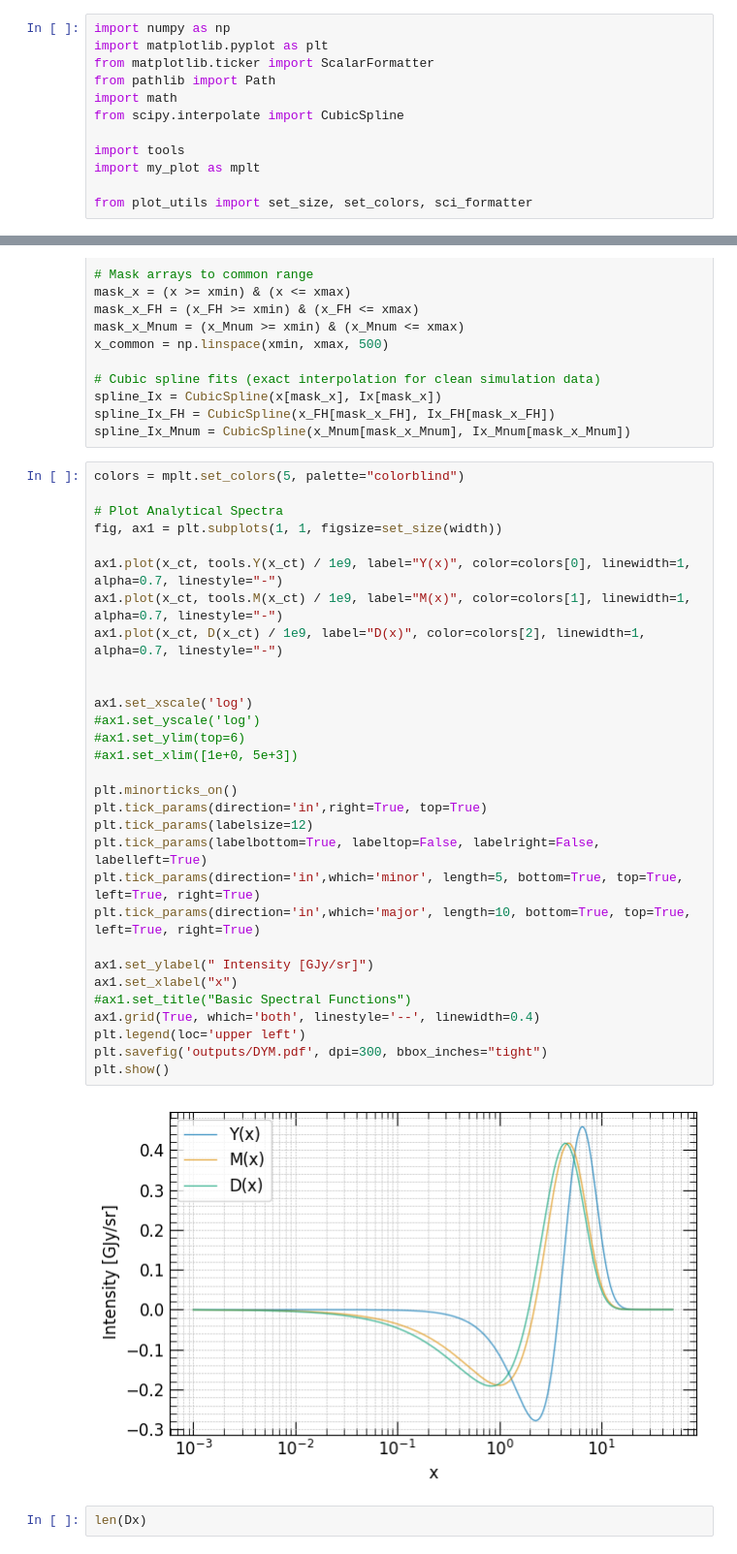
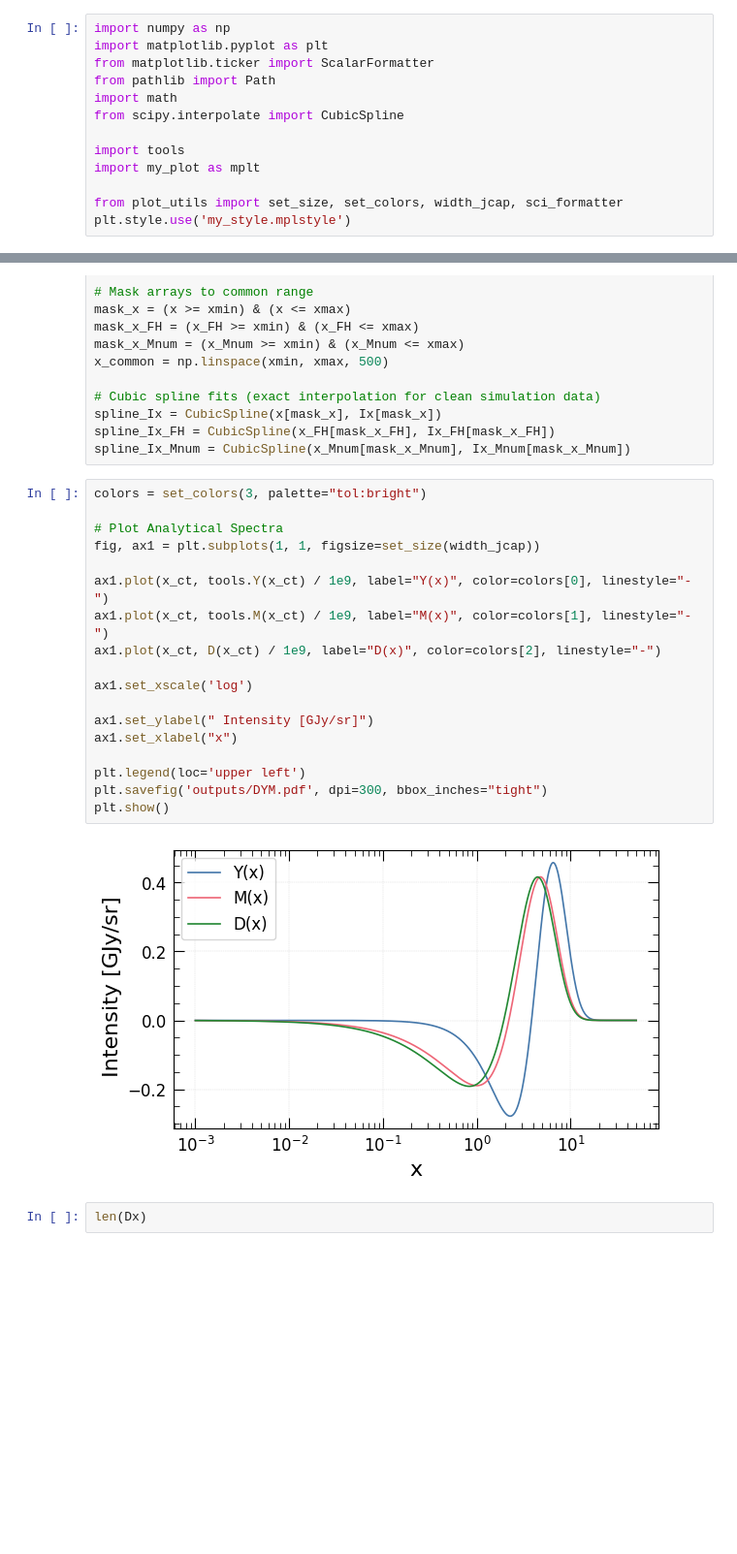
Before and after one commit to Sareva00/Photon_conversion, a Jupyter notebook: main.ipynb, the cells around one changed output, grey strips where cells are left out. Shown at 97% size. Cells and saved outputs as stored; diff of their text form; blank space fills up the shorter version.

Commit message:
updating the plot style

```diff
--- a/main.ipynb
+++ b/main.ipynb
@@ -9,7 +9,8 @@ from scipy.interpolate import CubicSpline
 import tools
 import my_plot as mplt
 
-from plot_utils import set_size, set_colors, sci_formatter
+from plot_utils import set_size, set_colors, width_jcap, sci_formatter
+plt.style.use('my_style.mplstyle')
 # %%
 # Plotting setup
 
@@ -134,37 +135,25 @@ spline_Ix = CubicSpline(x[mask_x], Ix[mask_x])
 spline_Ix_FH = CubicSpline(x_FH[mask_x_FH], Ix_FH[mask_x_FH])
 spline_Ix_Mnum = CubicSpline(x_Mnum[mask_x_Mnum], Ix_Mnum[mask_x_Mnum])
 # %%
-colors = mplt.set_colors(5, palette="colorblind")
+colors = set_colors(3, palette="tol:bright")
 
 # Plot Analytical Spectra
-fig, ax1 = plt.subplots(1, 1, figsize=set_size(width))
+fig, ax1 = plt.subplots(1, 1, figsize=set_size(width_jcap))
 
-ax1.plot(x_ct, tools.Y(x_ct) / 1e9, label="Y(x)", color=colors[0], linewidth=1, alpha=0.7, linestyle="-")
-ax1.plot(x_ct, tools.M(x_ct) / 1e9, label="M(x)", color=colors[1], linewidth=1, alpha=0.7, linestyle="-")
-ax1.plot(x_ct, D(x_ct) / 1e9, label="D(x)", color=colors[2], linewidth=1, alpha=0.7, linestyle="-")
-
+ax1.plot(x_ct, tools.Y(x_ct) / 1e9, label="Y(x)", color=colors[0], linestyle="-")
+ax1.plot(x_ct, tools.M(x_ct) / 1e9, label="M(x)", color=colors[1], linestyle="-")
+ax1.plot(x_ct, D(x_ct) / 1e9, label="D(x)", color=colors[2], linestyle="-")
 
 ax1.set_xscale('log')
-#ax1.set_yscale('log')
-#ax1.set_ylim(top=6)
-#ax1.set_xlim([1e+0, 5e+3])
-
-plt.minorticks_on()
-plt.tick_params(direction='in',right=True, top=True)
-plt.tick_params(labelsize=12)
-plt.tick_params(labelbottom=True, labeltop=False, labelright=False, labelleft=True)
-plt.tick_params(direction='in',which='minor', length=5, bottom=True, top=True, left=True, right=True)
-plt.tick_params(direction='in',which='major', length=10, bottom=True, top=True, left=True, right=True)
 
 ax1.set_ylabel(" Intensity [GJy/sr]")
 ax1.set_xlabel("x")
-#ax1.set_title("Basic Spectral Functions")
-ax1.grid(True, which='both', linestyle='--', linewidth=0.4)
+
 plt.legend(loc='upper left')
 plt.savefig('outputs/DYM.pdf', dpi=300, bbox_inches="tight")
 plt.show()
 # %% [output]
-[figure, old version]
+[figure, new version]
 # %%
 len(Dx)
 # %% [output]
```
Also changed, not shown: parts of 7 cells of this notebook, 3 other files.
